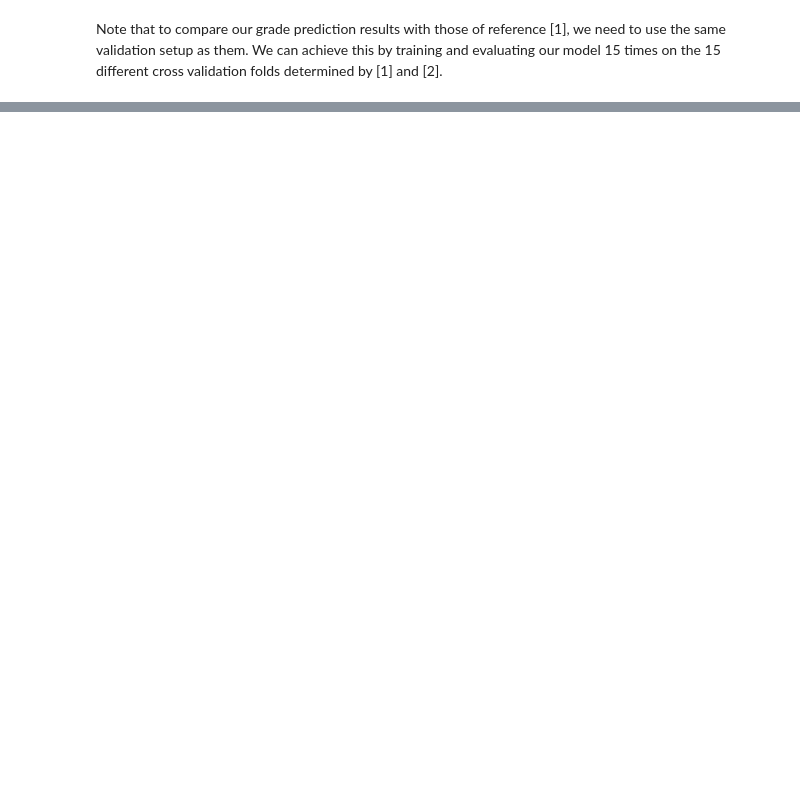
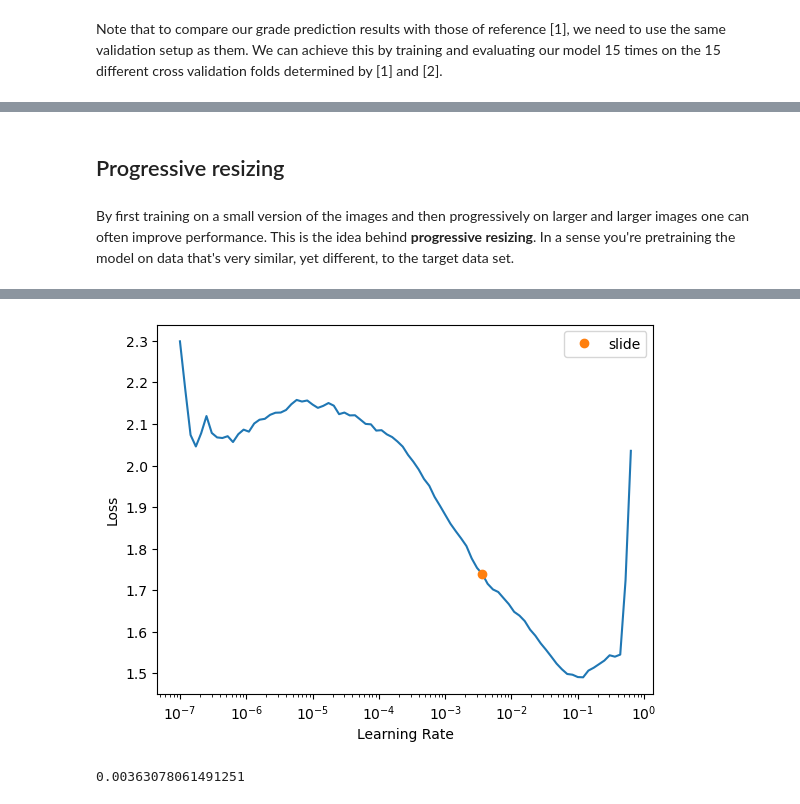
Before and after one commit to HVL-ML/DAT255, a Jupyter notebook: nbs/DAT255-7.1-asl-CNN_feature_extractor.ipynb, the cells around one changed output, grey strips where cells are left out. Cells and saved outputs as stored; diff of their text form; code cells hidden in the pictures; blank space fills up the shorter version.

```diff
--- a/nbs/DAT255-7.1-asl-CNN_feature_extractor.ipynb
+++ b/nbs/DAT255-7.1-asl-CNN_feature_extractor.ipynb
@@ -510,0 +606,3 @@ _TBA_
+# %%
+df = pd.read_csv(DATA/'metadata'/'tmidata_000_cv_splits_clean.csv')
+df.head()
@@ -510,0 +617,32 @@ _TBA_
+# %% [markdown]
+## Progressive resizing
+# %% [markdown]
+By first training on a small version of the images and then progressively on larger and larger images one can often improve performance. This is the idea behind **progressive resizing**. In a sense you're pretraining the model on data that's very similar, yet different, to the target data set.
+# %%
+def get_dataloaders(df, sz, bs, cv_col=1):
+
+    if sz*1.2 <= 1024:
+        presz = sz*1.2
+    else:
+        presz = sz
+
+    dls = ImageDataLoaders.from_df(
+            df, path=DATA/'images', fn_col='imgs', label_col='Grade',
+            valid_col=f'cv_{cv_col}',
+            bs=bs,
+            item_tfms=Resize(int(presz)),
+            batch_tfms=[Contrast(), Dihedral(), Brightness(), Rotate(max_deg=45),
+                        Normalize.from_stats(*imagenet_stats),
+                        Resize(sz, method='zeros')])
+
+    return dls
+# %%
+dls = get_dataloaders(df, 128, 128, 1)
+# %%
+learn = vision_learner(dls, arch=resnet18,
+                       metrics=[accuracy, RocAuc(), F1Score(average='micro'),
+                                F1Score(average=None)],
+                       cbs=[ShowGraphCallback()]).to_fp16()
+# %%
+lr = learn.lr_find(suggest_funcs=(slide))
+# %% [output]
@@ -510,0 +650,5 @@ _TBA_
+[figure, added]
+# %%
+lr.slide
+# %% [output]
+0.00363078061491251
```
Also changed, not shown: parts of 62 cells of this notebook.
